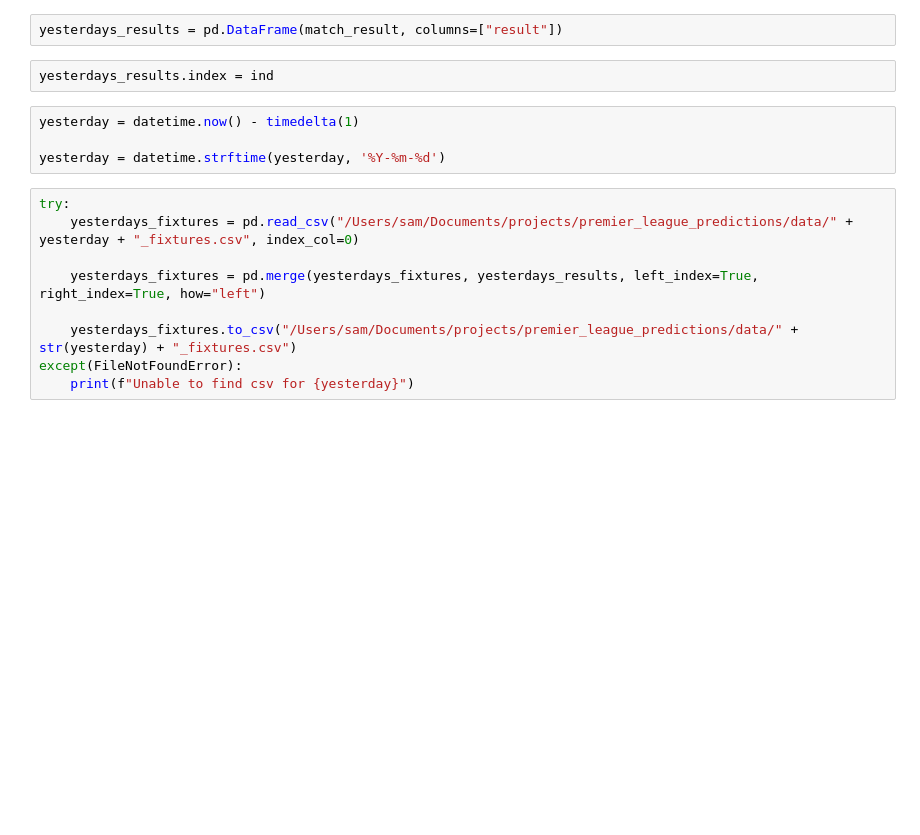
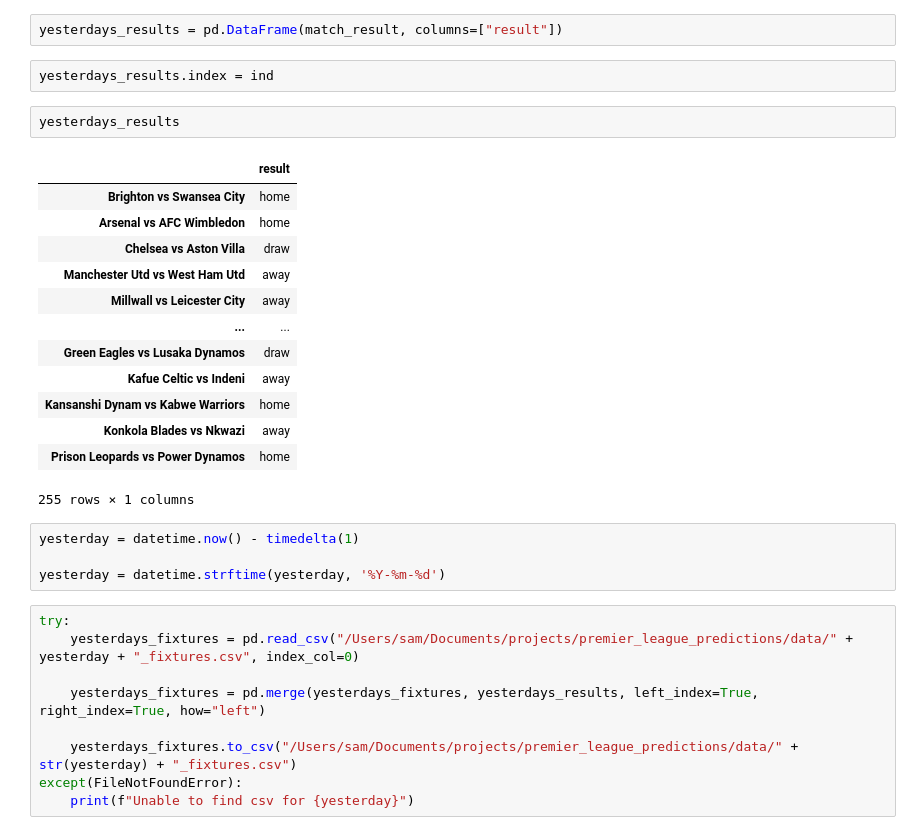
Before and after one commit to samtaylor54321/premier_league_predictions, a Jupyter notebook: notebooks/Arc-Angel-Scrapper.ipynb, the cells around one changed output. Saved outputs shown, nothing was run; the diff lists cells and outputs as text; blank space fills up the shorter version.

```diff
--- a/notebooks/Arc-Angel-Scrapper.ipynb
+++ b/notebooks/Arc-Angel-Scrapper.ipynb
@@ -335,6 +335,22 @@ for home, away in zip(result_home_team, result_away_team):
 yesterdays_results = pd.DataFrame(match_result, columns=["result"])
 # %%
 yesterdays_results.index = ind
+# %%
+yesterdays_results
+# %% [output]
+|  | result |
+| Brighton vs Swansea City | home |
+| Arsenal vs AFC Wimbledon | home |
+| Chelsea vs Aston Villa | draw |
+| Manchester Utd vs West Ham Utd | away |
+| Millwall vs Leicester City | away |
+| ... | ... |
+| Green Eagles vs Lusaka Dynamos | draw |
+| Kafue Celtic vs Indeni | away |
+| Kansanshi Dynam vs Kabwe Warriors | home |
+| Konkola Blades vs Nkwazi | away |
+| Prison Leopards vs Power Dynamos | home |
+255 rows × 1 columns
 # %%
 yesterday = datetime.now() - timedelta(1)
 
```
Also changed, not shown: parts of 10 cells of this notebook, 5 other files.
